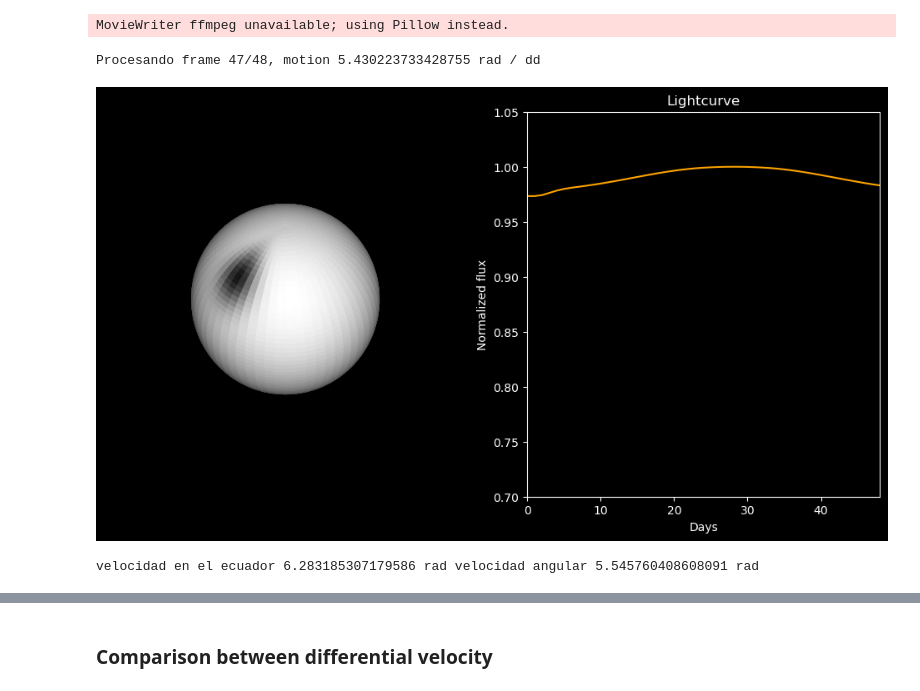
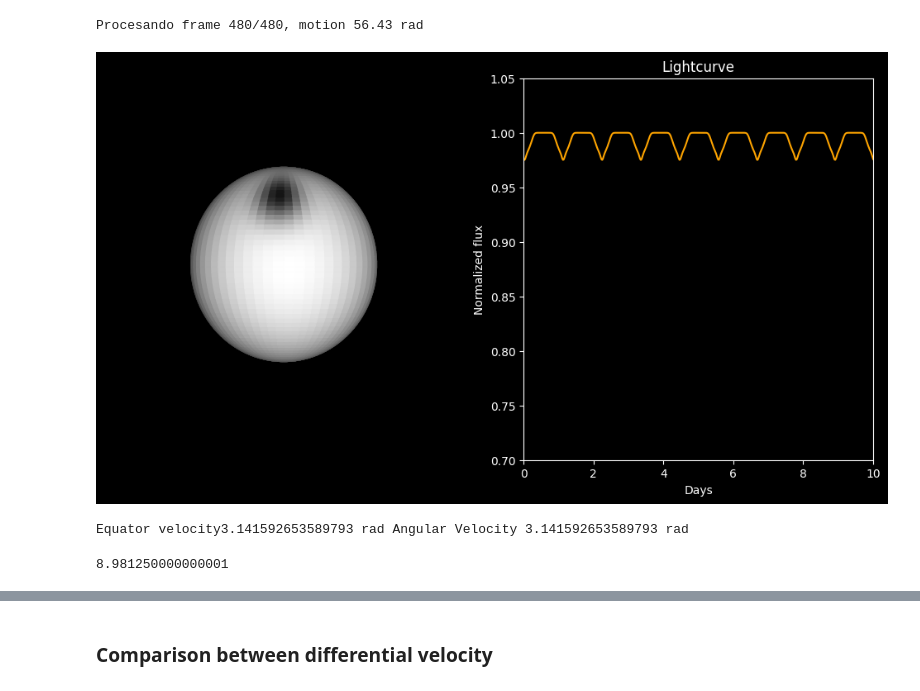
Before and after one commit to Ruben94astro/Tesis, a Jupyter notebook: Function_mod_original.ipynb, the cells around one changed output, grey strips where cells are left out. Saved outputs shown, nothing was run; the diff lists cells and outputs as text; code cells hidden in the pictures.

```diff
--- a/Function_mod_original.ipynb
+++ b/Function_mod_original.ipynb
@@ -16,7 +16,7 @@ import astropy.units as u
 r = 1* u.R_sun
 res = 60
 constant = 0.8  # limb darkening coefficient
-rotation_period = 2* u.day
+rotation_period = 1* u.day
 
 #creating angles
 theta = np.linspace(0, 2*np.pi, res)
@@ -34,11 +34,11 @@ gray_texture = np.ones((res, res))  # intensidad 1 = blanco
 
 # parameters position of the spot
 spot_theta_deg = 0 #------>Longitude
-spot_phi_deg = 40 #------>Latitude
+spot_phi_deg = 45 #------>Latitude
 spot_radius_deg = 25
 
 #parameters of how many days periods
-observing_baseline_days = 1 * u.day#----> Observation time
+observing_baseline_days = 10* u.day#----> Observation time
 cadence_time = 30 * u.minute#----> Cadence
 
 # frames
@@ -58,7 +58,7 @@ spot_theta_rad = convertion_radians(spot_theta_deg)
 
 # Point of view of the sphere
 
-elev = 45
+elev = 0
 azim = 0
 
 elev_rad = convertion_radians(elev)
@@ -134,7 +134,7 @@ ax_sphere.set_axis_off()
 ax_curve.set_title('Lightcurve', color='white')
 ax_curve.set_xlabel('Days')
 ax_curve.set_ylabel('Normalized flux')
-ax_curve.set_xlim(0, total_frames)
+ax_curve.set_xlim(0, total_frames*(cadence_time.to(u.day)).value)
 ax_curve.set_ylim(0.7, 1.05)
 ax_curve.set_facecolor('black')
 line_curve, = ax_curve.plot([], [], color='orange')
@@ -142,7 +142,8 @@ line_curve, = ax_curve.plot([], [], color='orange')
 # Flux saves
 fluxes = []
 
-#
+#how many round
+rot =[]
 
 def animate(i):
     ax_sphere.clear()
@@ -152,52 +153,54 @@ def animate(i):
 
 
 
-    spot_theta_motion = (spot_theta_rad + angular_velocity * i*rotation_period.value/total_frames)
-
+    spot_theta_motion = (spot_theta_rad + angular_velocity*i*cadence_time.to(u.day))
 
     spot_mask_motion = spot_mask(theta_mesh, spot_theta_motion, phi_mesh, spot_phi_rad)
 
 
     # Aplicar mancha oscura
     texture *= (1 - 0.9 * spot_mask_motion)
 
 
     # Dibujar la superficie
     #surf = ax_sphere.plot_surface(x, y, z, rstride=1, cstride=1, facecolors=texture, shade=False)
     surf = ax_sphere.plot_surface(x, y, z, rstride=1, cstride=1, facecolors=plt.cm.gray(texture), shade=False)
 
     # visible = mu > 0
     # total_flux = np.sum(texture[visible])
     total_flux = np.sum(texture)
 
     fluxes.append(total_flux)
-
+    rot.append(spot_theta_motion)
     #Normalizar e ingresar a la curva
     fluxes_normalized = normalize([fluxes], norm="max")[0]
-    line_curve.set_data(np.arange(len(fluxes)), fluxes_normalized)
+    line_curve.set_data(np.arange(len(fluxes))*(cadence_time.to(u.day)).value, fluxes_normalized)
     #line_curve.set_data(np.arange(len(fluxes)), fluxes)
 
-    #return [surf, line_curve]
-
-    print(f"Procesando frame {i}/{total_frames}, motion {spot_theta_motion}",  end='\r')  # -------> to see the process
+    print(f"Procesando frame {i+1}/{total_frames}, motion {spot_theta_motion:.2f}",  end='\r')  # -------> to see the process
 
 
 
     return[surf, line_curve]
 
 ani = animation.FuncAnimation(fig, animate, frames=total_frames, interval=60, blit=False,repeat =False)
 ani.save('ex.gif', writer='ffmpeg', fps=20)
 plt.show()
 # %% [output]
-MovieWriter ffmpeg unavailable; using Pillow instead.
+Procesando frame 480/480, motion 56.43 rad
-Procesando frame 47/48, motion 5.430223733428755 rad / dd
-[figure, old version]
+[figure, new version]
 # %%
 angular_vel_equa= 2*np.pi*u.rad/rotation_period.value
 
 latitude = np.pi / 2 - spot_phi_rad
 angular_velocity = angular_vel_equa*(1-0.2*np.sin(latitude)**2)
 
-print(f"velocidad en el ecuador {angular_vel_equa} velocidad angular {angular_velocity}")
+print(f"Equator velocity {angular_vel_equa} Angular Velocity {angular_velocity}")
 # %% [output]
-velocidad en el ecuador 6.283185307179586 rad velocidad angular 5.545760408608091 rad
+Equator velocity3.141592653589793 rad Angular Velocity 3.141592653589793 rad
+# %%
+#make comprobations of how many turns the stars get
+turns = rot[-1]/(2*np.pi)
+turns.value
+# %% [output]
+8.981250000000001
```
Also changed, not shown: parts of 6 cells of this notebook.
